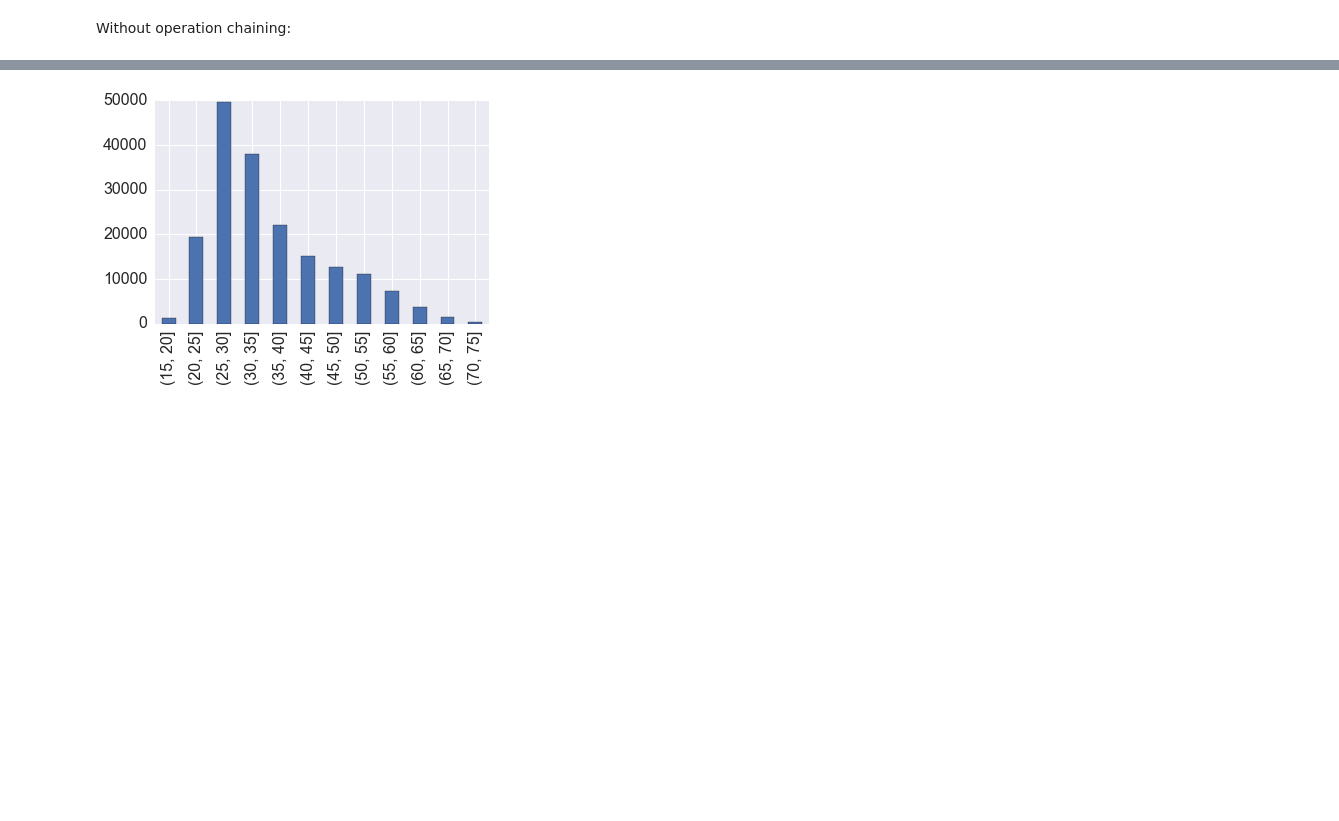
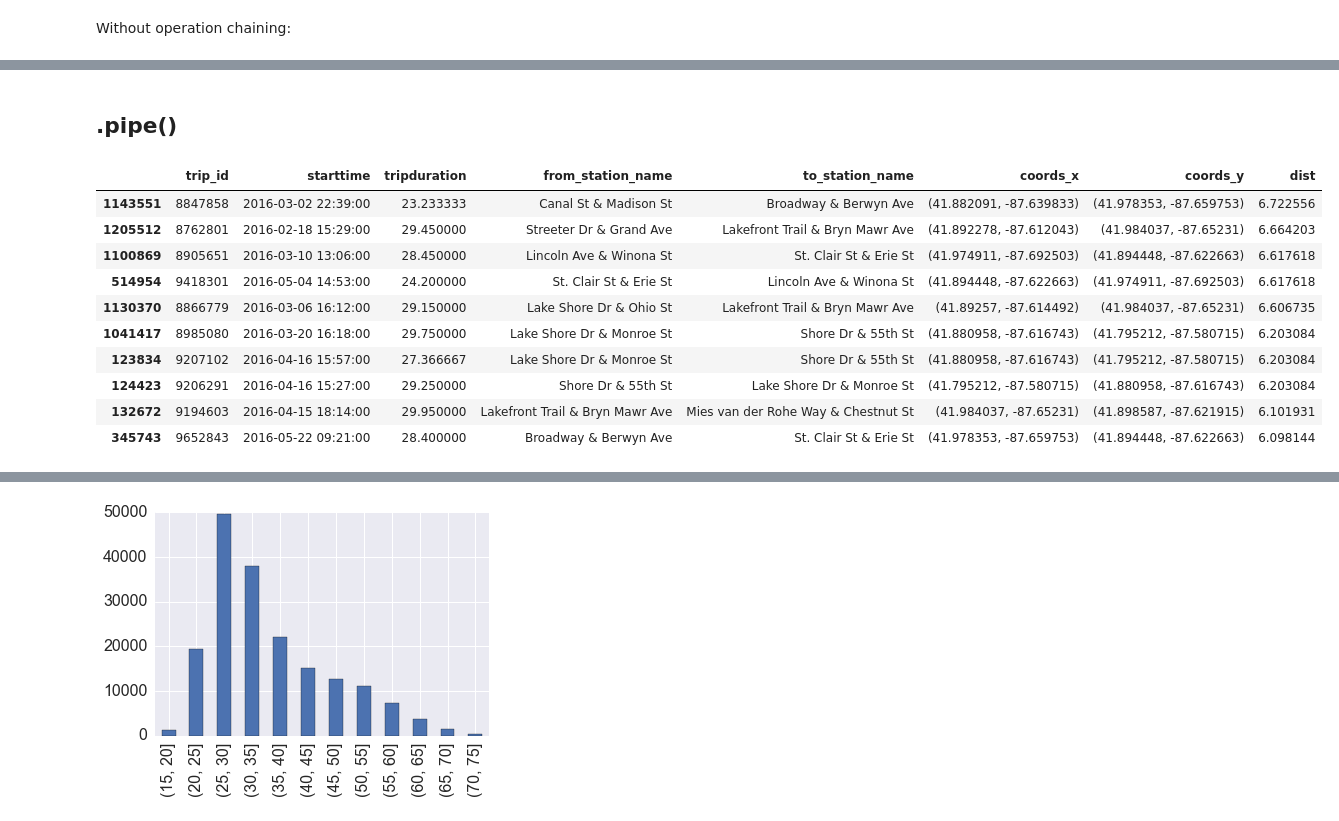
Before and after one commit to jscottcronin/clean_pandas, a Jupyter notebook: Best_Practices_With_Pandas.ipynb, the cells around one changed output, grey strips where cells are left out. Drawn from its saved outputs; the diff is of its cells as text; code cells hidden in the pictures; blank space fills up the shorter version.

```diff
--- a/Best_Practices_With_Pandas.ipynb
+++ b/Best_Practices_With_Pandas.ipynb
@@ -103,0 +220,52 @@ array([15, 20, 25, 30, 35, 40, 45, 50, 55, 60, 65, 70, 75])
+# %% [markdown]
+## .pipe()
+# %%
+def get_coords(x):
+    return (x.latitude, x.longitude)
+
+def get_dist(x):
+    dist = distance(x.coords_x, x.coords_y)
+    return dist.miles
+
+trip_dists = (
+    trips
+    .assign(tripduration=lambda df: df.tripduration / 60.)
+    .query("tripduration <= 30.0")
+    .loc[:, ['trip_id', 'starttime', 'tripduration',
+             'from_station_id', 'to_station_id',
+             'from_station_name', 'to_station_name']]
+    .merge(
+        stations
+        .assign(coords=lambda df: df.apply(get_coords, axis=1))
+        .loc[:, ['id', 'coords']],
+        how='left',
+        left_on=['from_station_id'],
+        right_on=['id'])
+
+    .merge(
+        stations
+        .assign(coords=lambda df: df.apply(get_coords, axis=1))
+        .loc[:, ['id', 'coords']],
+        how='left',
+        left_on=['to_station_id'],
+        right_on=['id'])
+
+    .assign(dist=lambda df: df.apply(get_dist, axis=1))
+    .drop(['id_x', 'id_y', 'from_station_id',
+           'to_station_id'], axis=1)
+    .sort_values('dist', ascending=False)
+)
+
+trip_dists.head(10)
+# %% [output]
+|  | trip_id | starttime | tripduration | from_station_name | to_station_name | coords_x | coords_y | dist |
+| 1143551 | 8847858 | 2016-03-02 22:39:00 | 23.233333 | Canal St & Madison St | Broadway & Berwyn Ave | (41.882091, -87.639833) | (41.978353, -87.659753) | 6.722556 |
+| 1205512 | 8762801 | 2016-02-18 15:29:00 | 29.450000 | Streeter Dr & Grand Ave | Lakefront Trail & Bryn Mawr Ave | (41.892278, -87.612043) | (41.984037, -87.65231) | 6.664203 |
+| 1100869 | 8905651 | 2016-03-10 13:06:00 | 28.450000 | Lincoln Ave & Winona St | St. Clair St & Erie St | (41.974911, -87.692503) | (41.894448, -87.622663) | 6.617618 |
+| 514954 | 9418301 | 2016-05-04 14:53:00 | 24.200000 | St. Clair St & Erie St | Lincoln Ave & Winona St | (41.894448, -87.622663) | (41.974911, -87.692503) | 6.617618 |
+| 1130370 | 8866779 | 2016-03-06 16:12:00 | 29.150000 | Lake Shore Dr & Ohio St | Lakefront Trail & Bryn Mawr Ave | (41.89257, -87.614492) | (41.984037, -87.65231) | 6.606735 |
+| 1041417 | 8985080 | 2016-03-20 16:18:00 | 29.750000 | Lake Shore Dr & Monroe St | Shore Dr & 55th St | (41.880958, -87.616743) | (41.795212, -87.580715) | 6.203084 |
+| 123834 | 9207102 | 2016-04-16 15:57:00 | 27.366667 | Lake Shore Dr & Monroe St | Shore Dr & 55th St | (41.880958, -87.616743) | (41.795212, -87.580715) | 6.203084 |
+| 124423 | 9206291 | 2016-04-16 15:27:00 | 29.250000 | Shore Dr & 55th St | Lake Shore Dr & Monroe St | (41.795212, -87.580715) | (41.880958, -87.616743) | 6.203084 |
+| 132672 | 9194603 | 2016-04-15 18:14:00 | 29.950000 | Lakefront Trail & Bryn Mawr Ave | Mies van der Rohe Way & Chestnut St | (41.984037, -87.65231) | (41.898587, -87.621915) | 6.101931 |
+| 345743 | 9652843 | 2016-05-22 09:21:00 | 28.400000 | Broadway & Berwyn Ave | St. Clair St & Erie St | (41.978353, -87.659753) | (41.894448, -87.622663) | 6.098144 |
```
Also changed, not shown: parts of 23 cells of this notebook.
